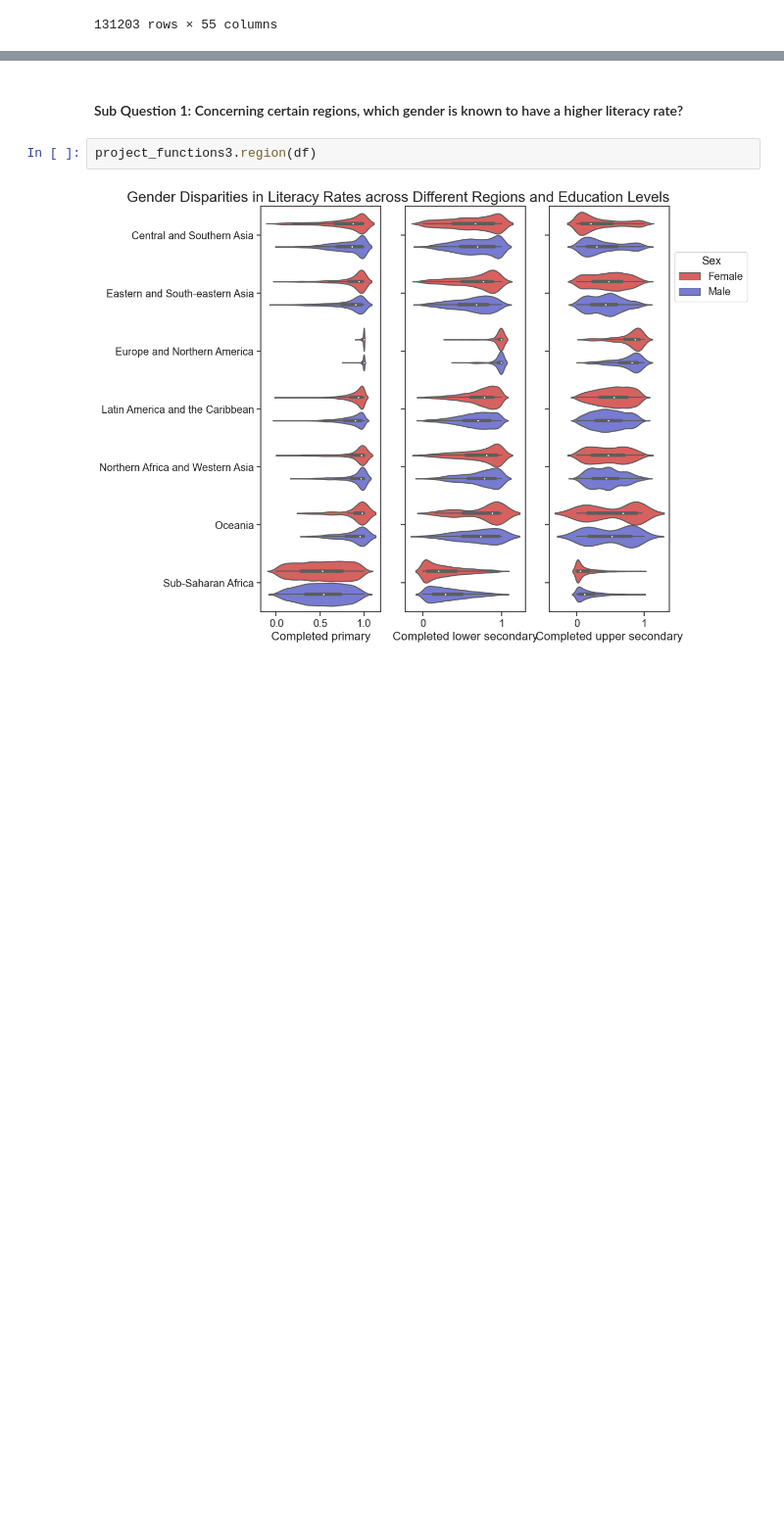
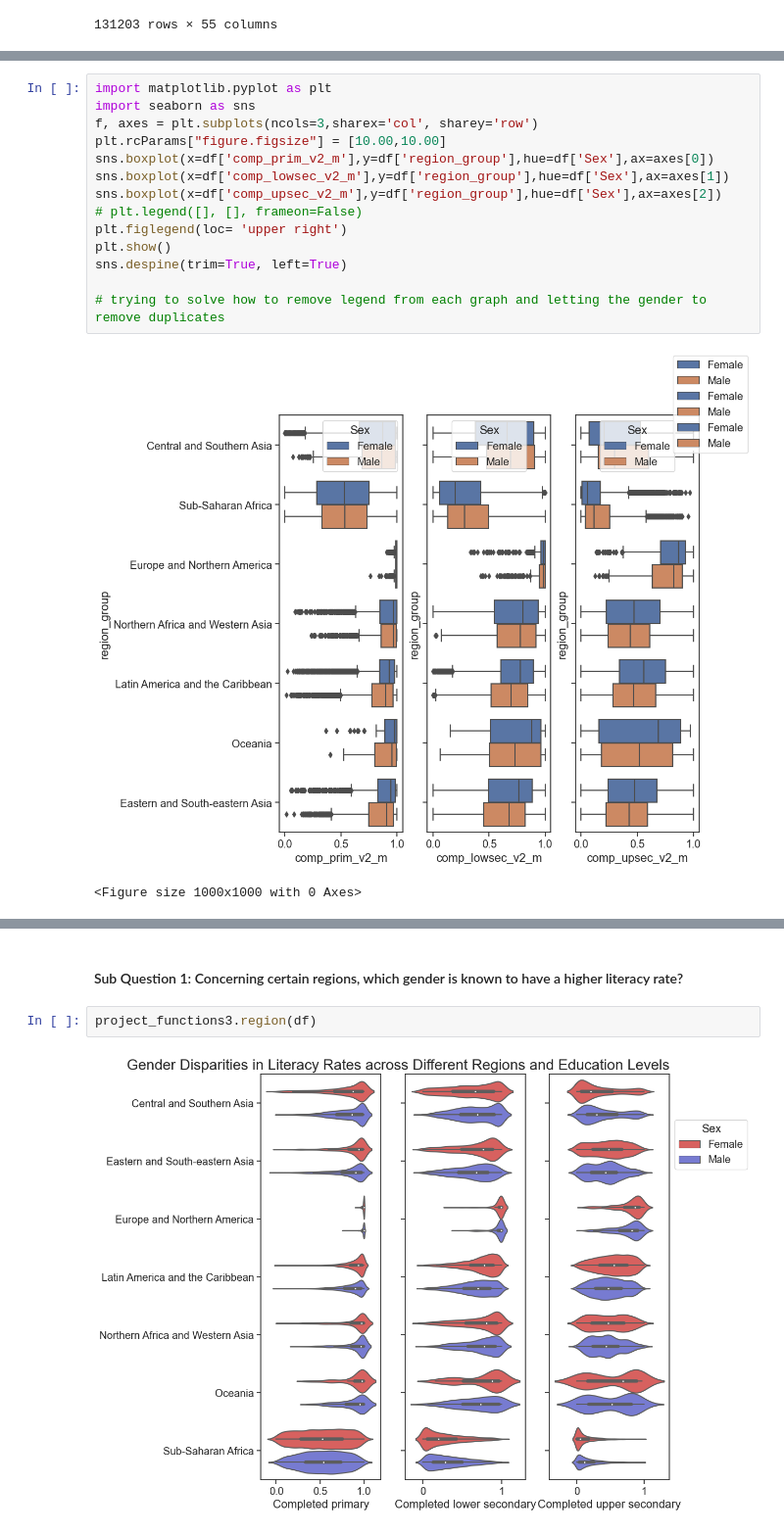
Before and after one commit to ubco-W2022T2-data301/project-group-group18, a Jupyter notebook: analysis/analysis3.ipynb, the cells around one changed output, grey strips where cells are left out. Shown at 98% size. Drawn from its saved outputs; the diff is of its cells as text; blank space fills up the shorter version.

```diff
--- a/analysis/analysis3.ipynb
+++ b/analysis/analysis3.ipynb
@@ -38,0 +74,17 @@ df
+# %%
+import matplotlib.pyplot as plt
+import seaborn as sns
+f, axes = plt.subplots(ncols=3,sharex='col', sharey='row')
+plt.rcParams["figure.figsize"] = [10.00,10.00]
+sns.boxplot(x=df['comp_prim_v2_m'],y=df['region_group'],hue=df['Sex'],ax=axes[0])
+sns.boxplot(x=df['comp_lowsec_v2_m'],y=df['region_group'],hue=df['Sex'],ax=axes[1])
+sns.boxplot(x=df['comp_upsec_v2_m'],y=df['region_group'],hue=df['Sex'],ax=axes[2])
+# plt.legend([], [], frameon=False)
+plt.figlegend(loc= 'upper right')
+plt.show()
+sns.despine(trim=True, left=True)
+
+# trying to solve how to remove legend from each graph and letting the gender to remove duplicates
+# %% [output]
+[figure, added]
+<Figure size 1000x1000 with 0 Axes>
```
Also changed, not shown: parts of 9 cells of this notebook, 3 other files.
